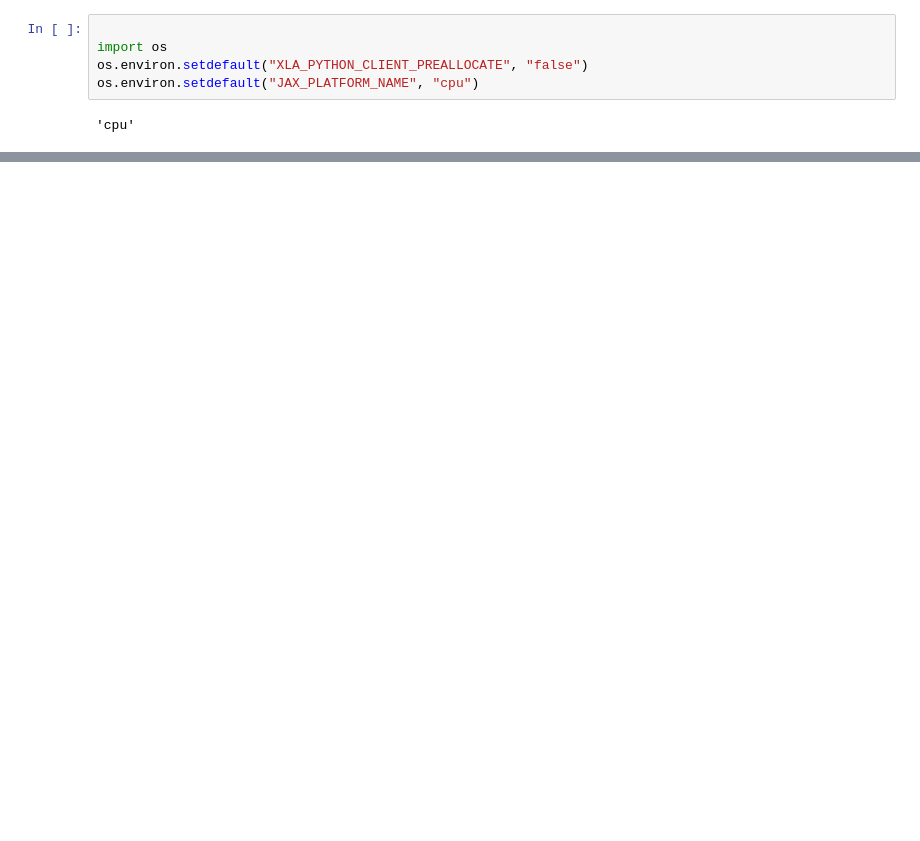
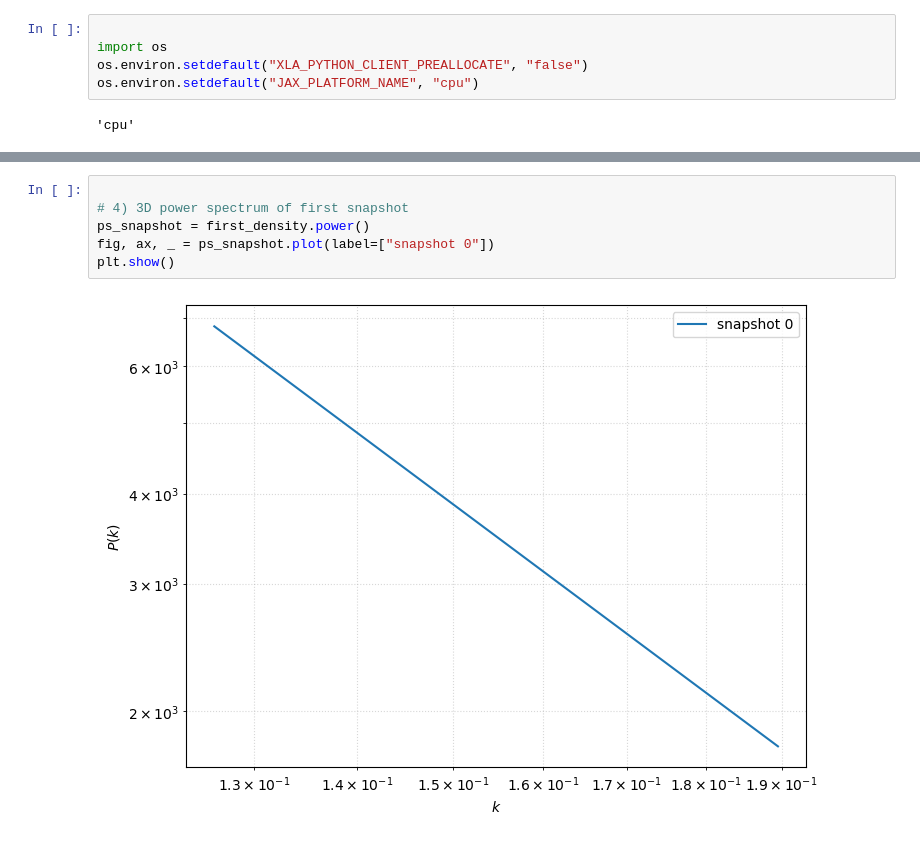
Before and after one commit to ASKabalan/fwd-model-tools, a Jupyter notebook: notebooks/02-nbody-example.ipynb, the cells around one changed output, grey strips where cells are left out. Cells and saved outputs as stored; diff of their text form; blank space fills up the shorter version.

```diff
--- a/notebooks/02-nbody-example.ipynb
+++ b/notebooks/02-nbody-example.ipynb
@@ -101,2 +80,10 @@ plt.show()
+# %%
+
+# 4) 3D power spectrum of first snapshot
+ps_snapshot = first_density.power()
+fig, ax, _ = ps_snapshot.plot(label=["snapshot 0"])
+plt.show()
+# %% [output]
+[figure, added]
 # %%
 
```
Also changed, not shown: parts of 9 cells of this notebook, 16 other files.
